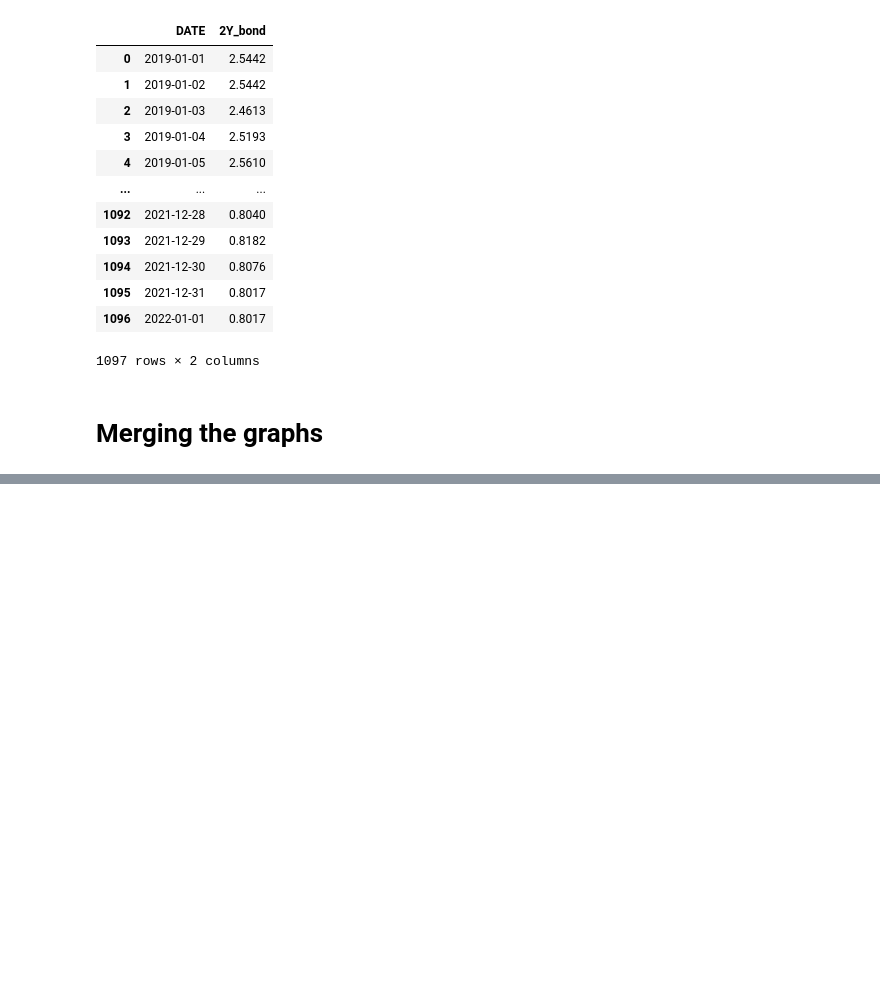
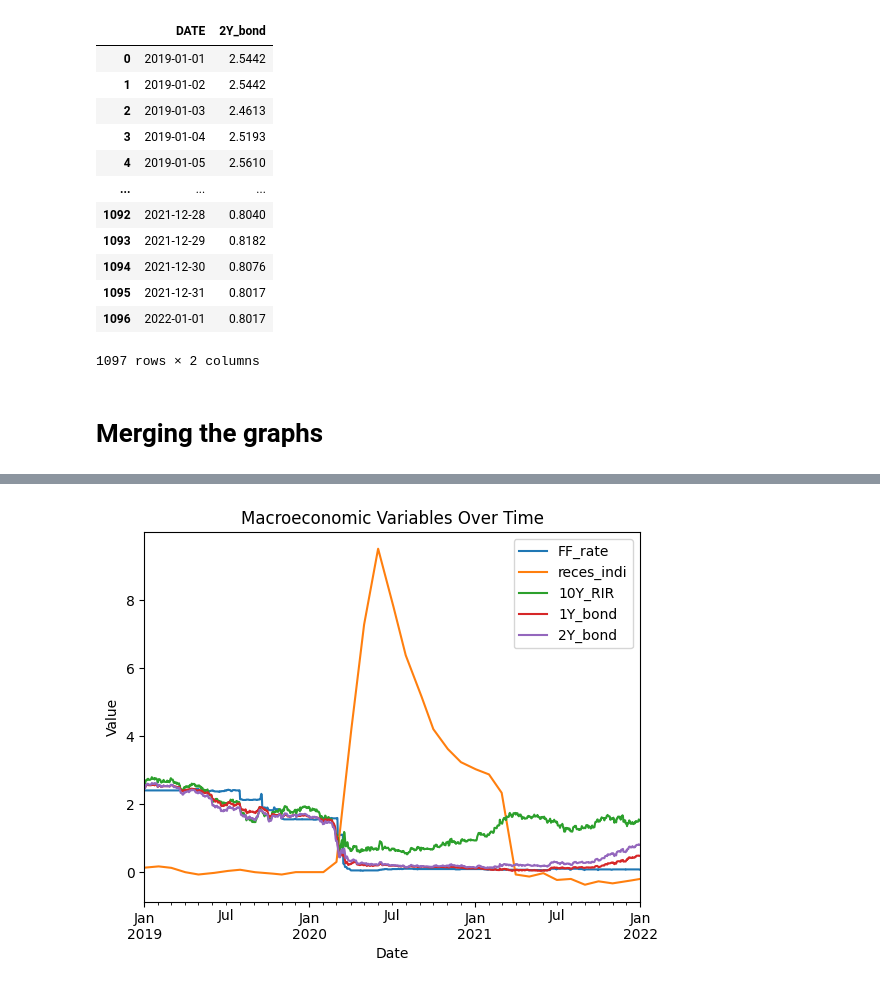
Before and after one commit to Spipers/FinalThesisQF, a Jupyter notebook: Notebooks/Macroeconomic_variables.ipynb, the cells around one changed output, grey strips where cells are left out. Drawn from its saved outputs; the diff is of its cells as text; code cells hidden in the pictures; blank space fills up the shorter version.

```diff
--- a/Notebooks/Macroeconomic_variables.ipynb
+++ b/Notebooks/Macroeconomic_variables.ipynb
@@ -450,5 +450,29 @@ merged_df
 | 1096 | 2022-01-01 | 0.07 | 633.600000 | -0.200000 | 1.52 | 0.4764 | 0.8017 |
 1097 rows × 7 columns
+# %%
+
+# Convert all columns to numeric if they are not already
+merged_df = merged_df.apply(pd.to_numeric, errors='coerce')
+
+# Set the DATE column as the index if it's not already
+if 'DATE' in merged_df.columns:
+    merged_df.set_index('DATE', inplace=True)
+
+# Plot each column
+for column in merged_df.columns:
+    if column != 'gold_price':
+        merged_df[column].plot(label=column)
+
+# Set labels and title
+plt.xlabel('Date')
+plt.ylabel('Value')
+plt.title('Macroeconomic Variables Over Time')
+
+# Show the legend and the plot
+plt.legend()
+plt.show()
+# %% [output]
+[figure, added]
 # %%
 data_macro_path_parq = Path.cwd().parent / "Data/Macroeconomic_variables/merged_marcofirm.parquet"
 
```
Also changed, not shown: parts of 3 cells of this notebook, 5 other files.
